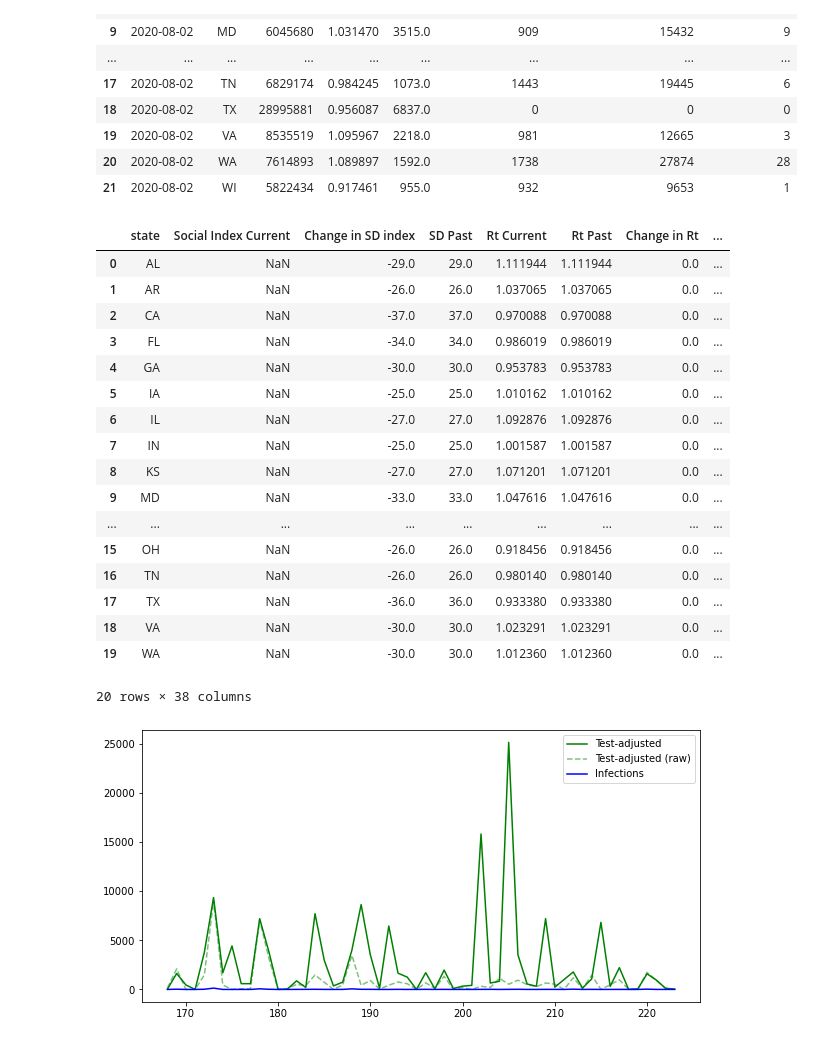
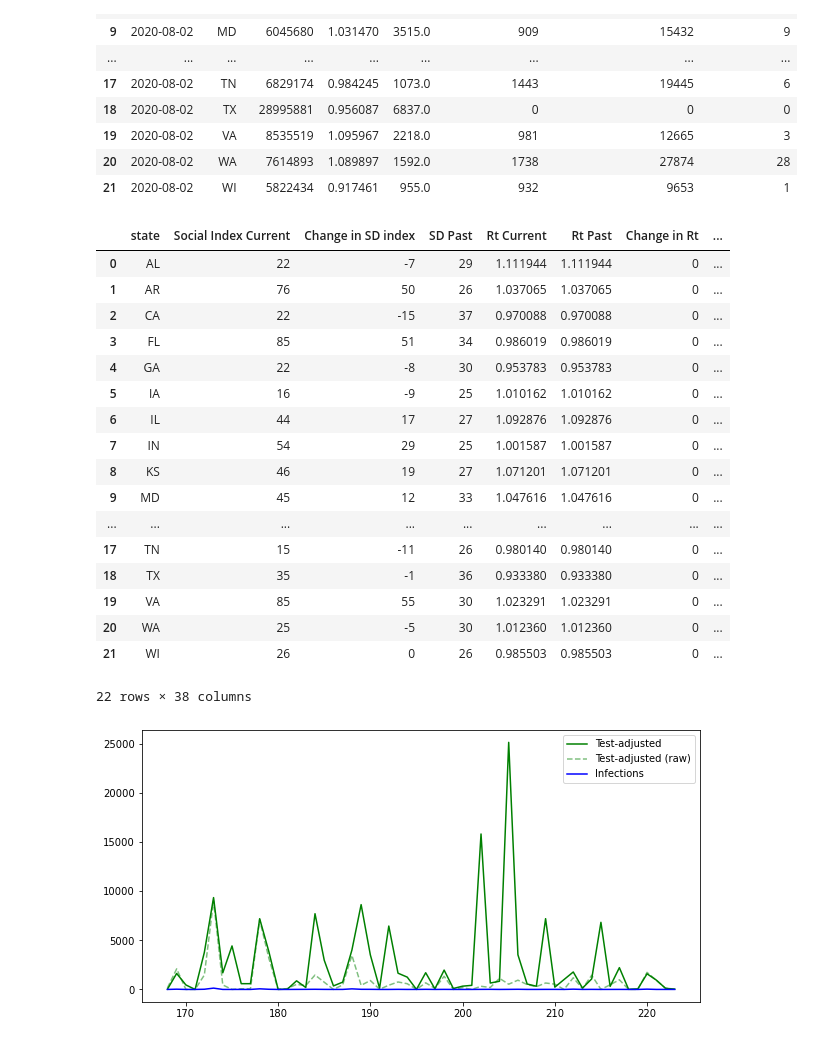
Before and after one commit to lalalaNomNomNom/Matrix, a Jupyter notebook: _notebooks/2020-08-05-USM.ipynb, the cells around one changed output. Cells and saved outputs as stored; diff of their text form; code cells hidden in the pictures.

```diff
--- a/_notebooks/2020-08-05-USM.ipynb
+++ b/_notebooks/2020-08-05-USM.ipynb
@@ -138,45 +138,45 @@ Kerry File Building...
 | 21 | 2020-08-02 | WI | 5822434 | 0.917461 | 955.0 | 932 | 9653 | 1 |
 # %%
 #collapse
-read = pd.read_csv('../us.csv')
+read = pd.read_csv('../us_m.csv')
 read=read.rename(columns={'State':'state'})
 filler=['state','Social Index Current', 'Change in SD index', 'SD Past', 'Rt Current',
        'Rt Past', 'Change in Rt', 'Stratified Rt', 'tests per case',
        'Test Increase Current', 'Change in Pos Test Increase',
        'Increase in Pos Tests Past',
        'Per Capita Positive Tests (July 07 - July 13) per 100K', 'TPR Current',
        'Change in Test Positive Rate', 'TPR Past',
        'Stratified Test Positive Rate', 'Outbreak Index',
        'Weekly Deaths Current', 'Change in Weekly Deaths',
        'Weekly Deaths Past', 'Weekly Death Rate per 100K Population',
        'Total Deaths Current', 'Change in Total Deaths', 'Total Deaths Past',
        'Cumulative Death Rate per 100K', 'Total Tests Current',
        'Change in Total Tests', 'Total Tests Past',
        'Tests per 100K Population']
 
 read=read[filler]
 readMerge=pd.merge(read, newData, on='state')
 
 readMerge.head(50)
 # %% [output]
 |  | state | Social Index Current | Change in SD index | SD Past | Rt Current | Rt Past | Change in Rt | ... |
-| 0 | AL | NaN | -29.0 | 29.0 | 1.111944 | 1.111944 | 0.0 | ... |
-| 1 | AR | NaN | -26.0 | 26.0 | 1.037065 | 1.037065 | 0.0 | ... |
-| 2 | CA | NaN | -37.0 | 37.0 | 0.970088 | 0.970088 | 0.0 | ... |
-| 3 | FL | NaN | -34.0 | 34.0 | 0.986019 | 0.986019 | 0.0 | ... |
-| 4 | GA | NaN | -30.0 | 30.0 | 0.953783 | 0.953783 | 0.0 | ... |
-| 5 | IA | NaN | -25.0 | 25.0 | 1.010162 | 1.010162 | 0.0 | ... |
-| 6 | IL | NaN | -27.0 | 27.0 | 1.092876 | 1.092876 | 0.0 | ... |
-| 7 | IN | NaN | -25.0 | 25.0 | 1.001587 | 1.001587 | 0.0 | ... |
-| 8 | KS | NaN | -27.0 | 27.0 | 1.071201 | 1.071201 | 0.0 | ... |
-| 9 | MD | NaN | -33.0 | 33.0 | 1.047616 | 1.047616 | 0.0 | ... |
+| 0 | AL | 22 | -7 | 29 | 1.111944 | 1.111944 | 0 | ... |
+| 1 | AR | 76 | 50 | 26 | 1.037065 | 1.037065 | 0 | ... |
+| 2 | CA | 22 | -15 | 37 | 0.970088 | 0.970088 | 0 | ... |
+| 3 | FL | 85 | 51 | 34 | 0.986019 | 0.986019 | 0 | ... |
+| 4 | GA | 22 | -8 | 30 | 0.953783 | 0.953783 | 0 | ... |
+| 5 | IA | 16 | -9 | 25 | 1.010162 | 1.010162 | 0 | ... |
+| 6 | IL | 44 | 17 | 27 | 1.092876 | 1.092876 | 0 | ... |
+| 7 | IN | 54 | 29 | 25 | 1.001587 | 1.001587 | 0 | ... |
+| 8 | KS | 46 | 19 | 27 | 1.071201 | 1.071201 | 0 | ... |
+| 9 | MD | 45 | 12 | 33 | 1.047616 | 1.047616 | 0 | ... |
 | ... | ... | ... | ... | ... | ... | ... | ... | ... |
-| 15 | OH | NaN | -26.0 | 26.0 | 0.918456 | 0.918456 | 0.0 | ... |
-| 16 | TN | NaN | -26.0 | 26.0 | 0.980140 | 0.980140 | 0.0 | ... |
-| 17 | TX | NaN | -36.0 | 36.0 | 0.933380 | 0.933380 | 0.0 | ... |
-| 18 | VA | NaN | -30.0 | 30.0 | 1.023291 | 1.023291 | 0.0 | ... |
-| 19 | WA | NaN | -30.0 | 30.0 | 1.012360 | 1.012360 | 0.0 | ... |
+| 17 | TN | 15 | -11 | 26 | 0.980140 | 0.980140 | 0 | ... |
+| 18 | TX | 35 | -1 | 36 | 0.933380 | 0.933380 | 0 | ... |
+| 19 | VA | 85 | 55 | 30 | 1.023291 | 1.023291 | 0 | ... |
+| 20 | WA | 25 | -5 | 30 | 1.012360 | 1.012360 | 0 | ... |
+| 21 | WI | 26 | 0 | 26 | 0.985503 | 0.985503 | 0 | ... |
-20 rows × 38 columns
+22 rows × 38 columns
 # %%
 #collapse
 #chart over time
```
Also changed, not shown: 3 other files.
